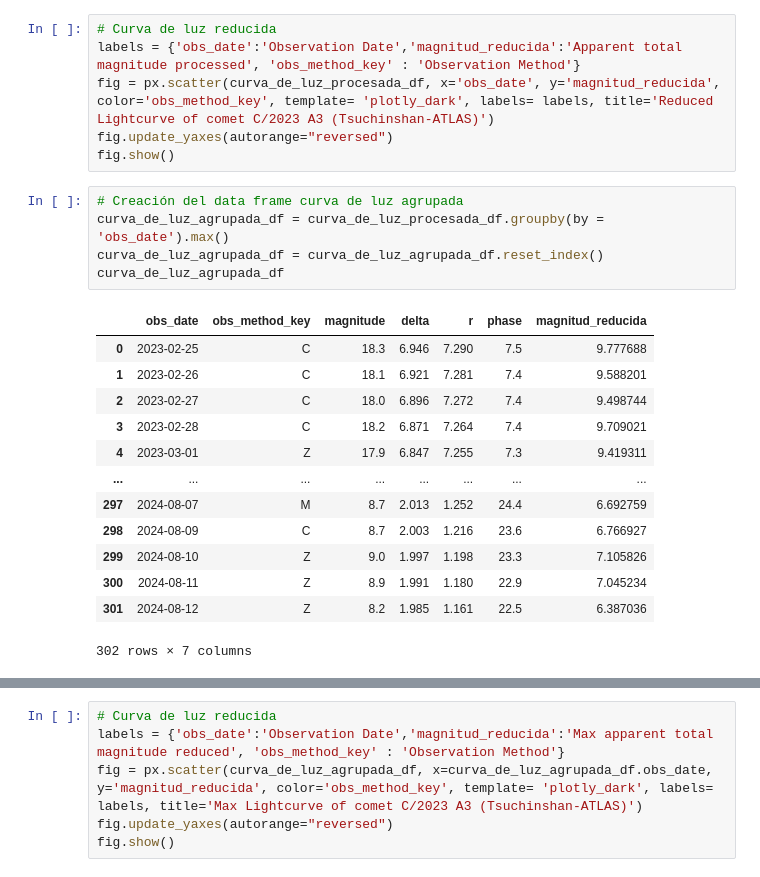
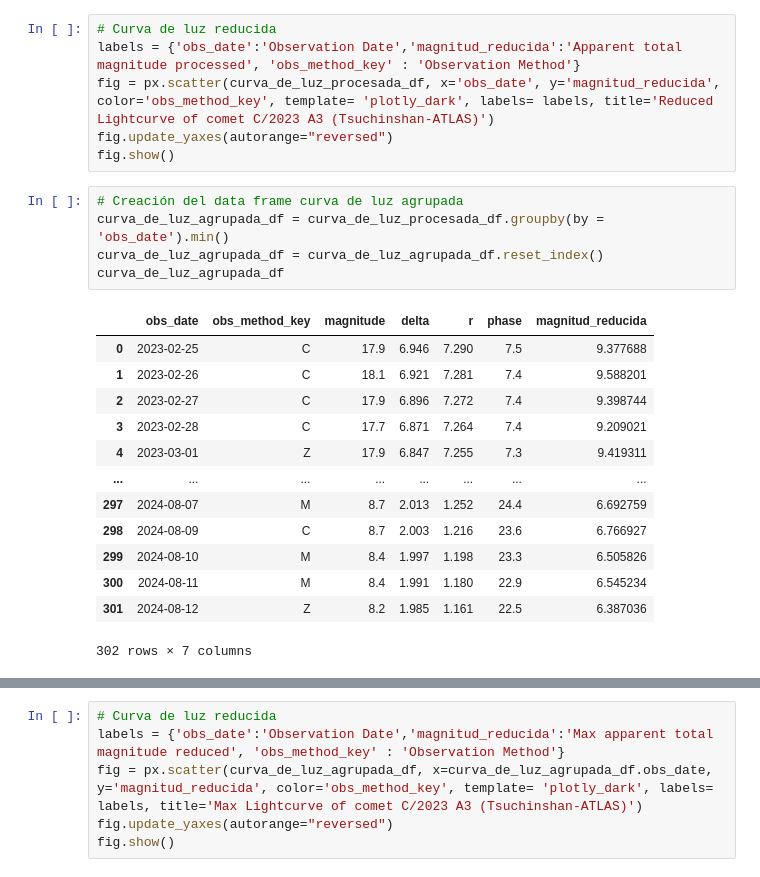
Before and after one commit to sperezp23/Cometa_C_2023_T_ATLAS, a Jupyter notebook: cometa_Cobs_API.ipynb, the cells around one changed output, grey strips where cells are left out. Drawn from its saved outputs; the diff is of its cells as text.

```diff
--- a/cometa_Cobs_API.ipynb
+++ b/cometa_Cobs_API.ipynb
@@ -291,20 +291,20 @@ fig.update_yaxes(autorange="reversed")
 fig.show()
 # %%
 # Creación del data frame curva de luz agrupada
-curva_de_luz_agrupada_df = curva_de_luz_procesada_df.groupby(by = 'obs_date').max()
+curva_de_luz_agrupada_df = curva_de_luz_procesada_df.groupby(by = 'obs_date').min()
 curva_de_luz_agrupada_df = curva_de_luz_agrupada_df.reset_index()
 curva_de_luz_agrupada_df
 # %% [output]
 |  | obs_date | obs_method_key | magnitude | delta | r | phase | magnitud_reducida |
-| 0 | 2023-02-25 | C | 18.3 | 6.946 | 7.290 | 7.5 | 9.777688 |
+| 0 | 2023-02-25 | C | 17.9 | 6.946 | 7.290 | 7.5 | 9.377688 |
 | 1 | 2023-02-26 | C | 18.1 | 6.921 | 7.281 | 7.4 | 9.588201 |
-| 2 | 2023-02-27 | C | 18.0 | 6.896 | 7.272 | 7.4 | 9.498744 |
-| 3 | 2023-02-28 | C | 18.2 | 6.871 | 7.264 | 7.4 | 9.709021 |
+| 2 | 2023-02-27 | C | 17.9 | 6.896 | 7.272 | 7.4 | 9.398744 |
+| 3 | 2023-02-28 | C | 17.7 | 6.871 | 7.264 | 7.4 | 9.209021 |
 | 4 | 2023-03-01 | Z | 17.9 | 6.847 | 7.255 | 7.3 | 9.419311 |
 | ... | ... | ... | ... | ... | ... | ... | ... |
 | 297 | 2024-08-07 | M | 8.7 | 2.013 | 1.252 | 24.4 | 6.692759 |
 | 298 | 2024-08-09 | C | 8.7 | 2.003 | 1.216 | 23.6 | 6.766927 |
-| 299 | 2024-08-10 | Z | 9.0 | 1.997 | 1.198 | 23.3 | 7.105826 |
-| 300 | 2024-08-11 | Z | 8.9 | 1.991 | 1.180 | 22.9 | 7.045234 |
+| 299 | 2024-08-10 | M | 8.4 | 1.997 | 1.198 | 23.3 | 6.505826 |
+| 300 | 2024-08-11 | M | 8.4 | 1.991 | 1.180 | 22.9 | 6.545234 |
 | 301 | 2024-08-12 | Z | 8.2 | 1.985 | 1.161 | 22.5 | 6.387036 |
 302 rows × 7 columns
```
Also changed, not shown: parts of 3 cells of this notebook, 2 other files.
